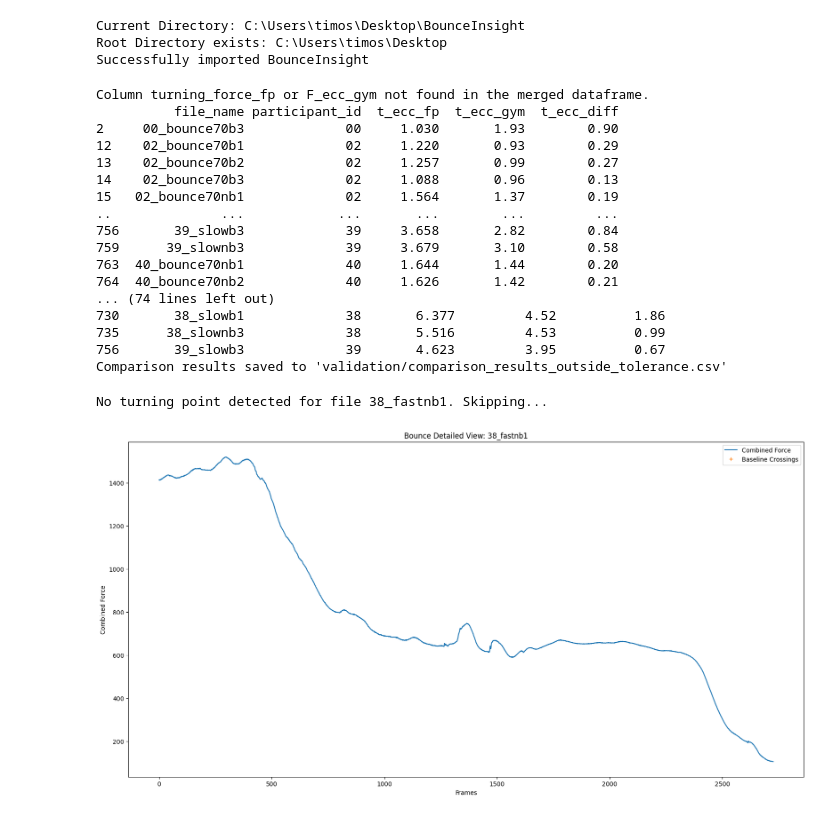
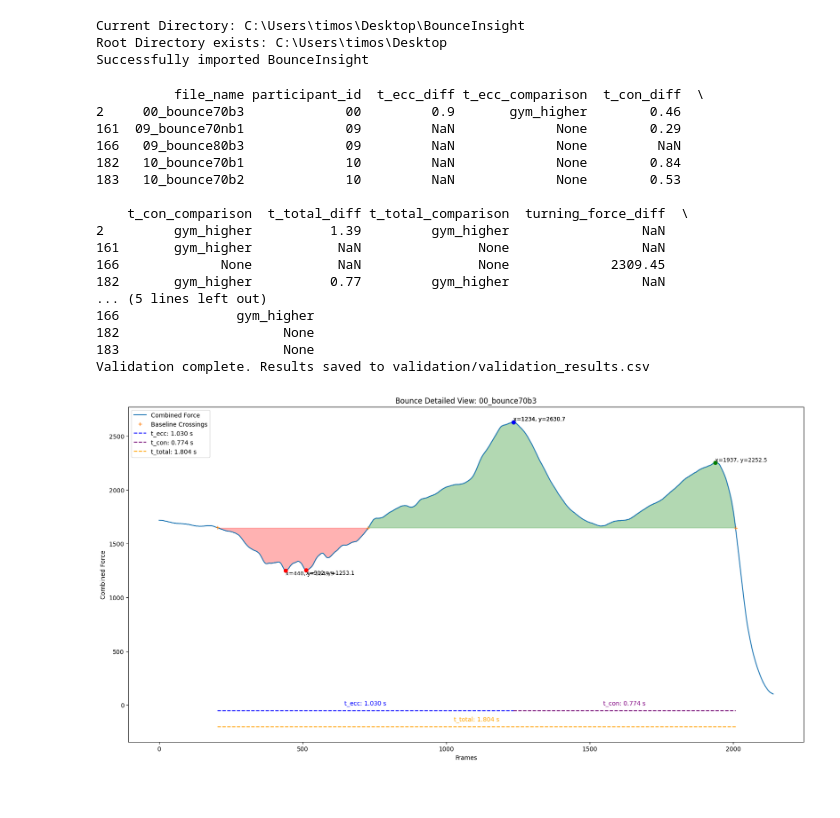
Before and after one commit to loieboi/BounceInsight, a Jupyter notebook: run.ipynb, the cells around one changed output. Cells and saved outputs as stored; diff of their text form; code cells hidden in the pictures.

```diff
--- a/run.ipynb
+++ b/run.ipynb
@@ -38,29 +38,28 @@ Current Directory: C:\Users\timos\Desktop\BounceInsight
 Root Directory exists: C:\Users\timos\Desktop
 Successfully imported BounceInsight
 # %%
-boin.validate(tolerance=0.1)
+boin.validate(tolerance=0.25)
 # %% [output]
-Column turning_force_fp or F_ecc_gym not found in the merged dataframe.
-          file_name participant_id  t_ecc_fp  t_ecc_gym  t_ecc_diff
-2     00_bounce70b3             00     1.030       1.93        0.90
-12    02_bounce70b1             02     1.220       0.93        0.29
-13    02_bounce70b2             02     1.257       0.99        0.27
-14    02_bounce70b3             02     1.088       0.96        0.13
-15   02_bounce70nb1             02     1.564       1.37        0.19
-..              ...            ...       ...        ...         ...
-756       39_slowb3             39     3.658       2.82        0.84
-759      39_slownb3             39     3.679       3.10        0.58
-763  40_bounce70nb1             40     1.644       1.44        0.20
-764  40_bounce70nb2             40     1.626       1.42        0.21
-... (74 lines left out)
-730       38_slowb1             38       6.377         4.52          1.86
-735      38_slownb3             38       5.516         4.53          0.99
-756       39_slowb3             39       4.623         3.95          0.67
-Comparison results saved to 'validation/comparison_results_outside_tolerance.csv'
+          file_name participant_id  t_ecc_diff t_ecc_comparison  t_con_diff  \
+2     00_bounce70b3             00         0.9       gym_higher        0.46
+161  09_bounce70nb1             09         NaN             None        0.29
+166   09_bounce80b3             09         NaN             None         NaN
+182   10_bounce70b1             10         NaN             None        0.84
+183   10_bounce70b2             10         NaN             None        0.53
+
+    t_con_comparison  t_total_diff t_total_comparison  turning_force_diff  \
+2         gym_higher          1.39         gym_higher                 NaN
+161       gym_higher           NaN               None                 NaN
+166             None           NaN               None             2309.45
+182       gym_higher          0.77         gym_higher                 NaN
+... (5 lines left out)
+166               gym_higher
+182                     None
+183                     None
+Validation complete. Results saved to validation/validation_results.csv
 # %%
-boin.plot_data(file_name='38_fastnb1')
+boin.plot_data(file_name='00_bounce70b3')
 # %% [output]
-No turning point detected for file 38_fastnb1. Skipping...
-[figure, old version]
+[figure, new version]
 # %%
 # boin.analyse_bounce(id=38, plot=True)
```
Also changed, not shown: 6 other files.
